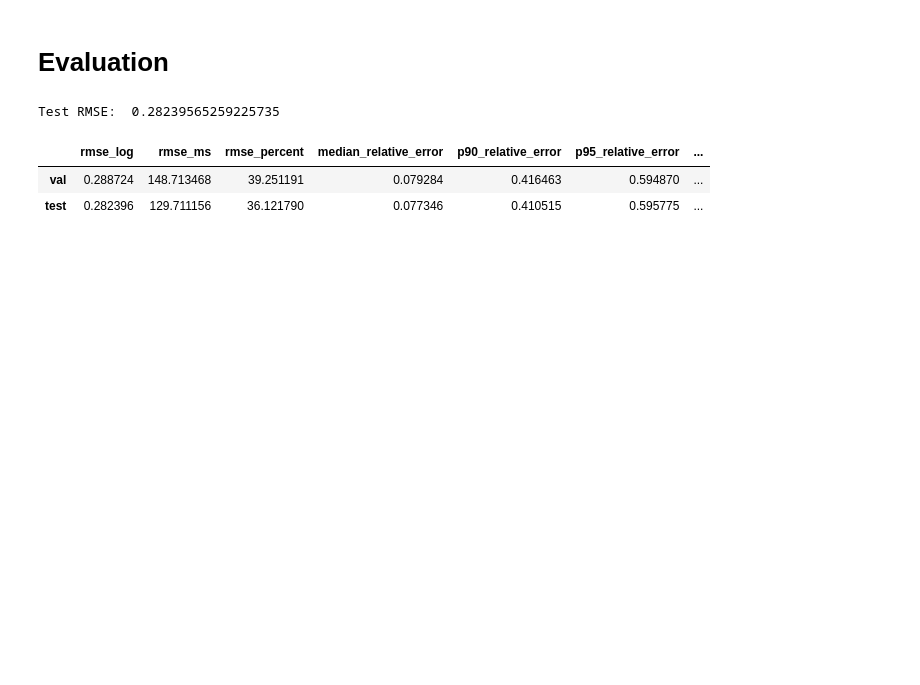
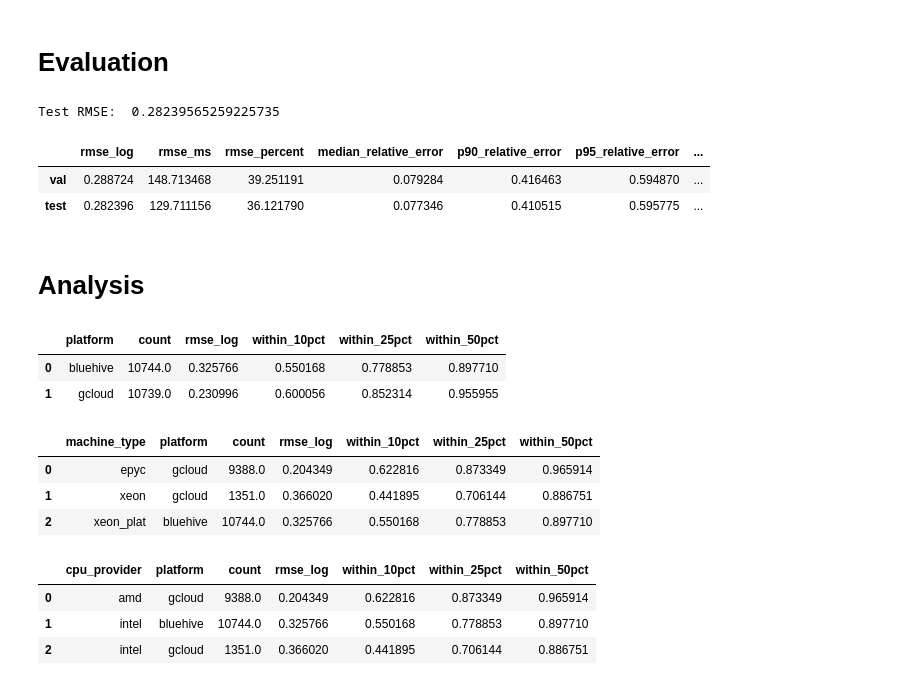
Before and after one commit to sidnarsipur/onnx-predict, a Jupyter notebook: training/sid/training_run_one.ipynb, the cells around one changed output. Drawn from its saved outputs; the diff is of its cells as text; code cells hidden in the pictures; blank space fills up the shorter version.

```diff
--- a/training/sid/training_run_one.ipynb
+++ b/training/sid/training_run_one.ipynb
@@ -254,3 +248,5 @@ pd.DataFrame([val_metrics, test_metrics], index=["val", "test"])
 |  | rmse_log | rmse_ms | rmse_percent | median_relative_error | p90_relative_error | p95_relative_error | ... |
 | val | 0.288724 | 148.713468 | 39.251191 | 0.079284 | 0.416463 | 0.594870 | ... |
 | test | 0.282396 | 129.711156 | 36.121790 | 0.077346 | 0.410515 | 0.595775 | ... |
+# %% [markdown]
+# Analysis
@@ -256,0 +283,20 @@ pd.DataFrame([val_metrics, test_metrics], index=["val", "test"])
+# %%
+test_results.groupby("platform").apply(group_latency_metrics).reset_index()
+# %% [output]
+|  | platform | count | rmse_log | within_10pct | within_25pct | within_50pct |
+| 0 | bluehive | 10744.0 | 0.325766 | 0.550168 | 0.778853 | 0.897710 |
+| 1 | gcloud | 10739.0 | 0.230996 | 0.600056 | 0.852314 | 0.955955 |
+# %%
+test_results.groupby(["machine_type", "platform"]).apply(group_latency_metrics).reset_index()
+# %% [output]
+|  | machine_type | platform | count | rmse_log | within_10pct | within_25pct | within_50pct |
+| 0 | epyc | gcloud | 9388.0 | 0.204349 | 0.622816 | 0.873349 | 0.965914 |
+| 1 | xeon | gcloud | 1351.0 | 0.366020 | 0.441895 | 0.706144 | 0.886751 |
+| 2 | xeon_plat | bluehive | 10744.0 | 0.325766 | 0.550168 | 0.778853 | 0.897710 |
+# %%
+test_results.groupby(["cpu_provider", "platform"]).apply(group_latency_metrics).reset_index()
+# %% [output]
+|  | cpu_provider | platform | count | rmse_log | within_10pct | within_25pct | within_50pct |
+| 0 | amd | gcloud | 9388.0 | 0.204349 | 0.622816 | 0.873349 | 0.965914 |
+| 1 | intel | bluehive | 10744.0 | 0.325766 | 0.550168 | 0.778853 | 0.897710 |
+| 2 | intel | gcloud | 1351.0 | 0.366020 | 0.441895 | 0.706144 | 0.886751 |
```
Also changed, not shown: parts of 9 cells of this notebook, 1 other file.
